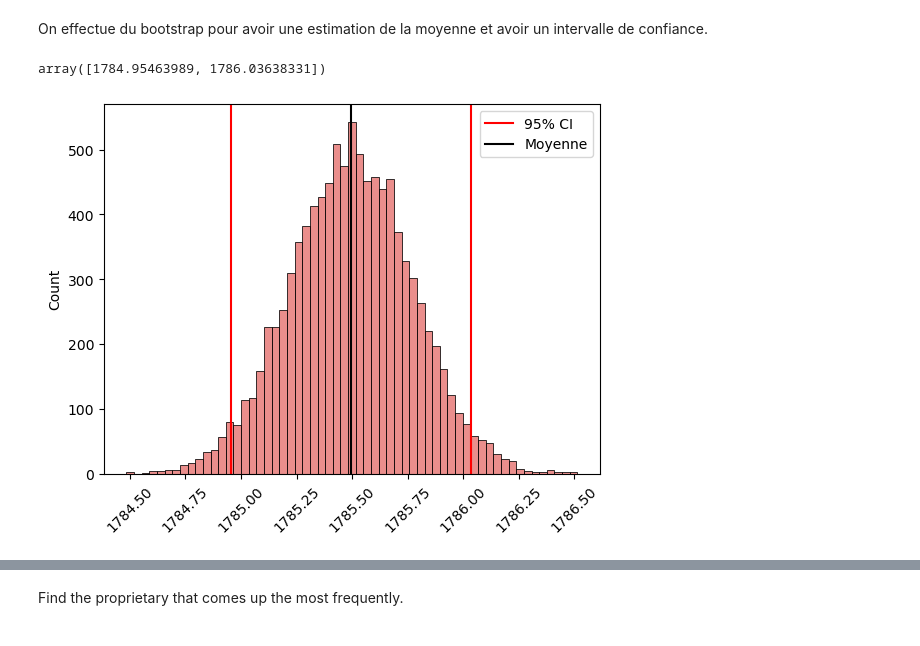
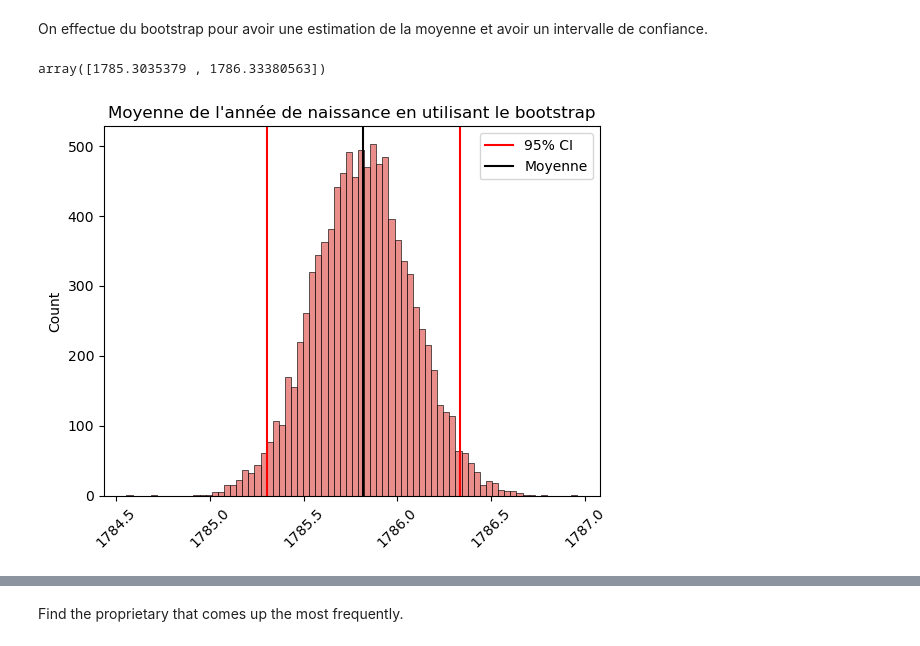
Before and after one commit to ozan-guven/HUM-450-Project, a Jupyter notebook: rec_1832.ipynb, the cells around one changed output, grey strips where cells are left out. Drawn from its saved outputs; the diff is of its cells as text; code cells hidden in the pictures.

```diff
--- a/rec_1832.ipynb
+++ b/rec_1832.ipynb
@@ -251,4 +209,4 @@ Remove all people that are negative or less than $0$ years old and people that a
 # %%
-df_new = df_new[(df_new.chef_annee_naissance < 1832) & (df_new.chef_annee_naissance >= 1700)]
+df_new = df_new[(df_new.chef_annee_naissance < 1832) & (df_new.chef_annee_naissance >= 1732)]
 print(f"Ratio of values that we keep {df_new.shape[0] / df.shape[0]:%}, number of values that we keep is {df_new.shape[0]}.")
 # %% [output]
@@ -268,22 +232,20 @@ for i in range(10_000):
 ci = np.quantile(means, [0.025, 0.975])
 ci
 # %% [output]
-array([1784.95463989, 1786.03638331])
+array([1785.3035379 , 1786.33380563])
 # %%
 # plot the means with the 95% confidence interval
-plt.title("")
+plt.title("Moyenne de l'année de naissance en utilisant le bootstrap")
 sns.histplot(means, color="#e36866")
 plt.axvline(ci[0], color="red", label="95% CI")
 plt.axvline(ci[1], color="red")
 plt.legend()
 plt.xticks(rotation=45)
-# plot the mean too
 plt.axvline(np.mean(means), color="black", label=f"Moyenne")
-# show label
 plt.legend()
 plt.show()
 # %% [output]
-[figure, old version]
+[figure, new version]
 # %%
 # indicate the mean year of birth of the chef de famille with the 95% confidence interval
 print(f"La moyenne des années de naissance des chefs de famille est de {np.mean(means):.2f} avec un intervalle de confiance de 95% de {ci[0]:.2f} à {ci[1]:.2f}.")
```
Also changed, not shown: parts of 59 cells of this notebook.
